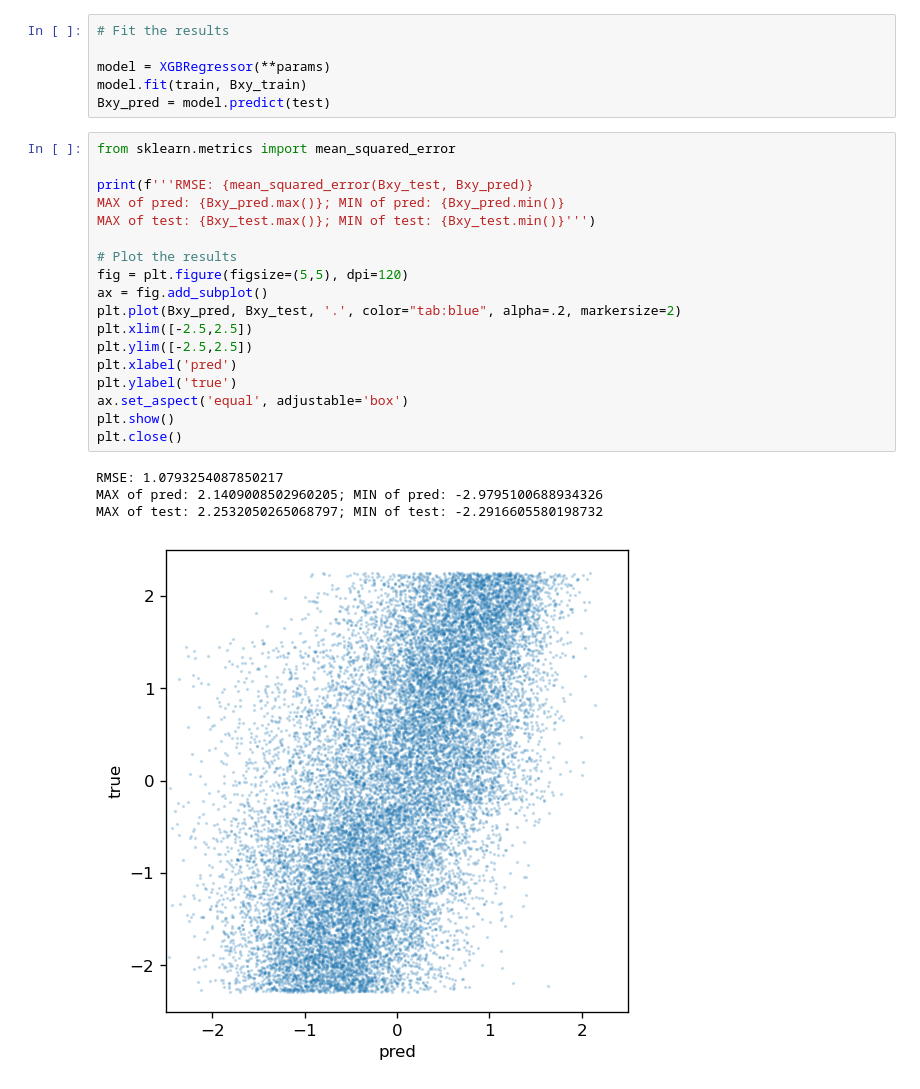
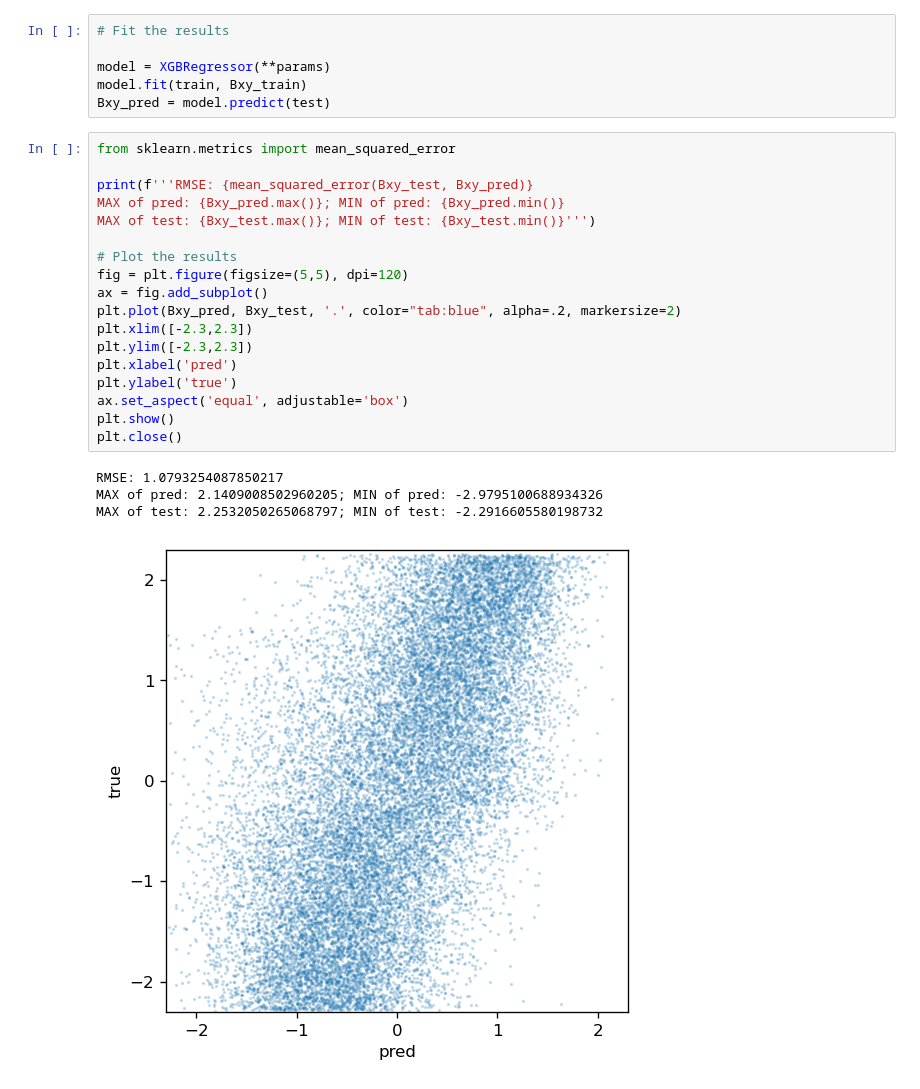
Before and after one commit to yygarypeng/Bell-Analysis, a Jupyter notebook: TRUTH3_dump_CutAnalysis/xgboost-bell.ipynb, the cells around one changed output. Saved outputs shown, nothing was run; the diff lists cells and outputs as text.

```diff
--- a/TRUTH3_dump_CutAnalysis/xgboost-bell.ipynb
+++ b/TRUTH3_dump_CutAnalysis/xgboost-bell.ipynb
@@ -319,23 +319,23 @@ Bxy_pred = model.predict(test)
 # %%
 from sklearn.metrics import mean_squared_error
 
 print(f'''RMSE: {mean_squared_error(Bxy_test, Bxy_pred)}
 MAX of pred: {Bxy_pred.max()}; MIN of pred: {Bxy_pred.min()}
 MAX of test: {Bxy_test.max()}; MIN of test: {Bxy_test.min()}''')
 
 # Plot the results
 fig = plt.figure(figsize=(5,5), dpi=120)
 ax = fig.add_subplot()
 plt.plot(Bxy_pred, Bxy_test, '.', color="tab:blue", alpha=.2, markersize=2)
-plt.xlim([-2.5,2.5])
-plt.ylim([-2.5,2.5])
+plt.xlim([-2.3,2.3])
+plt.ylim([-2.3,2.3])
 plt.xlabel('pred')
 plt.ylabel('true')
 ax.set_aspect('equal', adjustable='box')
 plt.show()
 plt.close()
 # %% [output]
 RMSE: 1.0793254087850217
 MAX of pred: 2.1409008502960205; MIN of pred: -2.9795100688934326
 MAX of test: 2.2532050265068797; MIN of test: -2.2916605580198732
-[figure, old version]
+[figure, new version]
```
Also changed, not shown: 1 other file.
